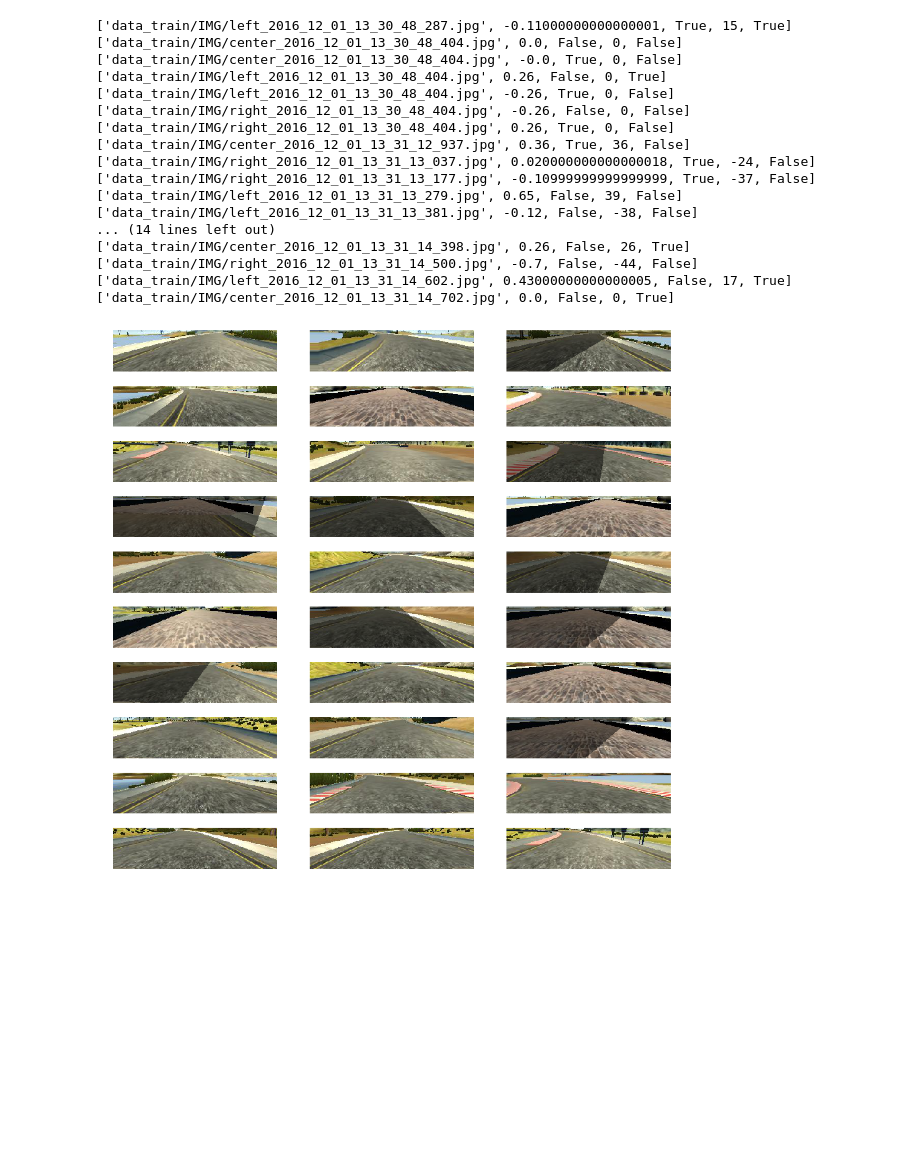
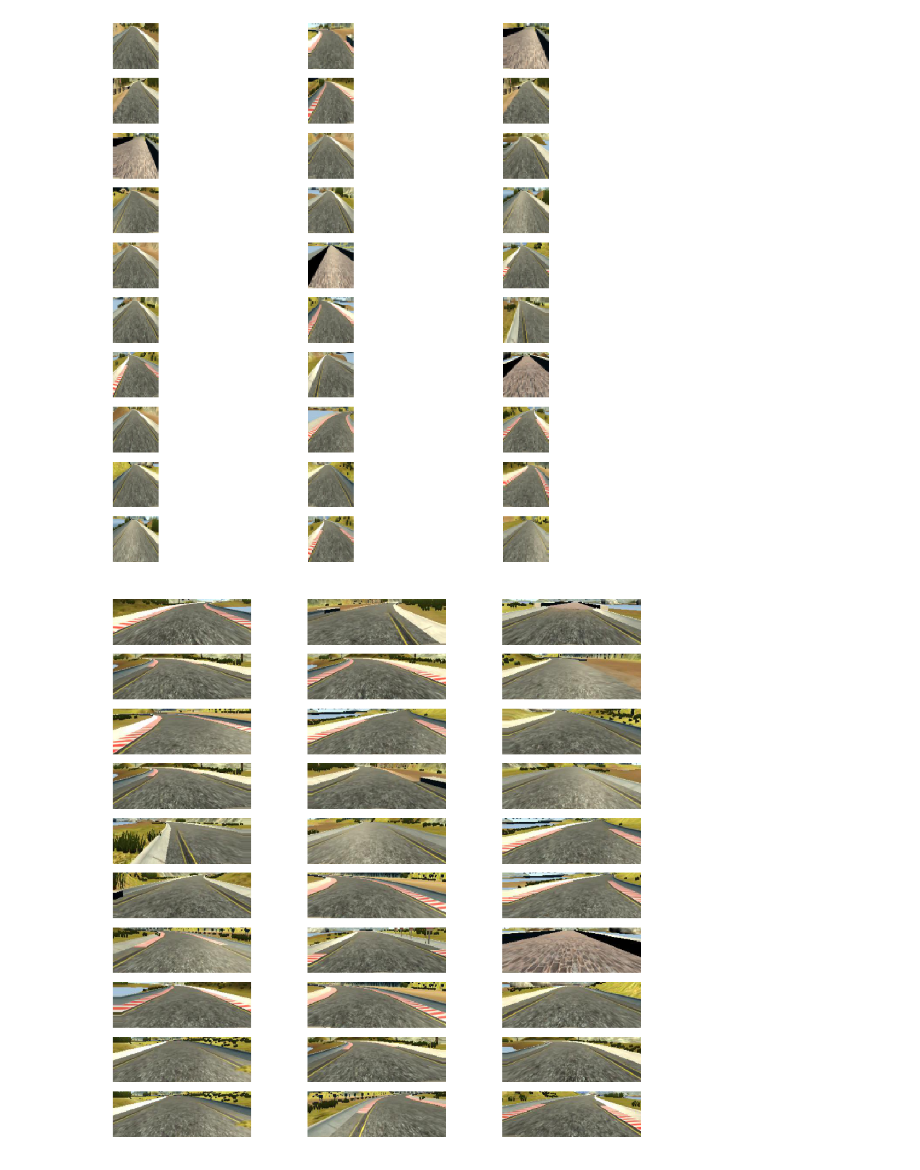
Before and after one commit to mangelroman/CarND-Behavioral-Cloning-P3, a Jupyter notebook: DataVisualization.ipynb, the cells around one changed output. Cells and saved outputs as stored; diff of their text form; code cells hidden in the pictures; blank space fills up the shorter version.

```diff
--- a/DataVisualization.ipynb
+++ b/DataVisualization.ipynb
@@ -30,39 +43,28 @@ plt.show()
 # %%
 from model import generator
 
-def plot_random_images(images, images2=None):
+def plot_random_images(images):
     fig, axes = plt.subplots(10,3, figsize=(16,16))
 
     for i , ax in enumerate(axes.flat):
         image = random.choice(images)
         y, x, c = image.shape
         ax.set_axis_off()
-        imgplot = ax.imshow(cv2.cvtColor(image, cv2.COLOR_BGR2RGB))
+        imgplot = ax.imshow(image)
 
     plt.show()
 
-for i in range(30):
-    print(samples_train[i])
+for X_simple, y_simple in generator(samples_train, 128, (40,40,3)):
+    plot_random_images(X_simple)
+    break
 
-for X_batch, y_batch in generator(samples_train, 100, (80,320,3)):
-    plot_random_images(X_batch)
+for X_nvidia, y_nvidia in generator(samples_train, 128, (66,200,3)):
+    plot_random_images(X_nvidia)
     break
+
+for X_comma, y_comma in generator(samples_train, 128, (80,160,3)):
+    plot_random_images(X_comma)
+    break
 # %% [output]
-['data_train/IMG/left_2016_12_01_13_30_48_287.jpg', -0.11000000000000001, True, 15, True]
-['data_train/IMG/center_2016_12_01_13_30_48_404.jpg', 0.0, False, 0, False]
-['data_train/IMG/center_2016_12_01_13_30_48_404.jpg', -0.0, True, 0, False]
-['data_train/IMG/left_2016_12_01_13_30_48_404.jpg', 0.26, False, 0, True]
-['data_train/IMG/left_2016_12_01_13_30_48_404.jpg', -0.26, True, 0, False]
-['data_train/IMG/right_2016_12_01_13_30_48_404.jpg', -0.26, False, 0, False]
-['data_train/IMG/right_2016_12_01_13_30_48_404.jpg', 0.26, True, 0, False]
-['data_train/IMG/center_2016_12_01_13_31_12_937.jpg', 0.36, True, 36, False]
-['data_train/IMG/right_2016_12_01_13_31_13_037.jpg', 0.020000000000000018, True, -24, False]
-['data_train/IMG/right_2016_12_01_13_31_13_177.jpg', -0.10999999999999999, True, -37, False]
-['data_train/IMG/left_2016_12_01_13_31_13_279.jpg', 0.65, False, 39, False]
-['data_train/IMG/left_2016_12_01_13_31_13_381.jpg', -0.12, False, -38, False]
-... (14 lines left out)
-['data_train/IMG/center_2016_12_01_13_31_14_398.jpg', 0.26, False, 26, True]
-['data_train/IMG/right_2016_12_01_13_31_14_500.jpg', -0.7, False, -44, False]
-['data_train/IMG/left_2016_12_01_13_31_14_602.jpg', 0.43000000000000005, False, 17, True]
-['data_train/IMG/center_2016_12_01_13_31_14_702.jpg', 0.0, False, 0, True]
-[figure, old version]
+[figure, new version]
+[figure, added]
```
Also changed, not shown: parts of 3 cells of this notebook, 4 other files.
